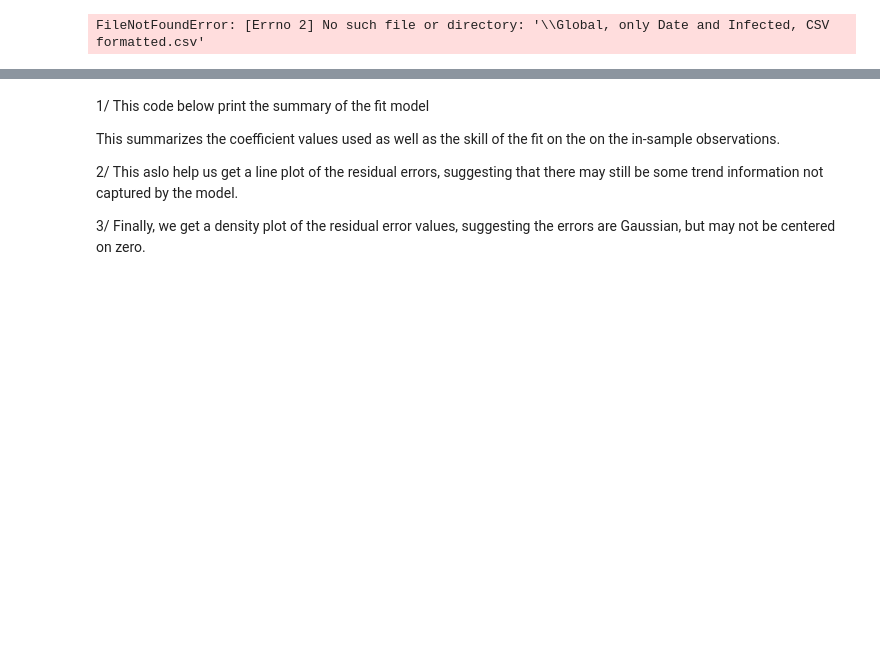
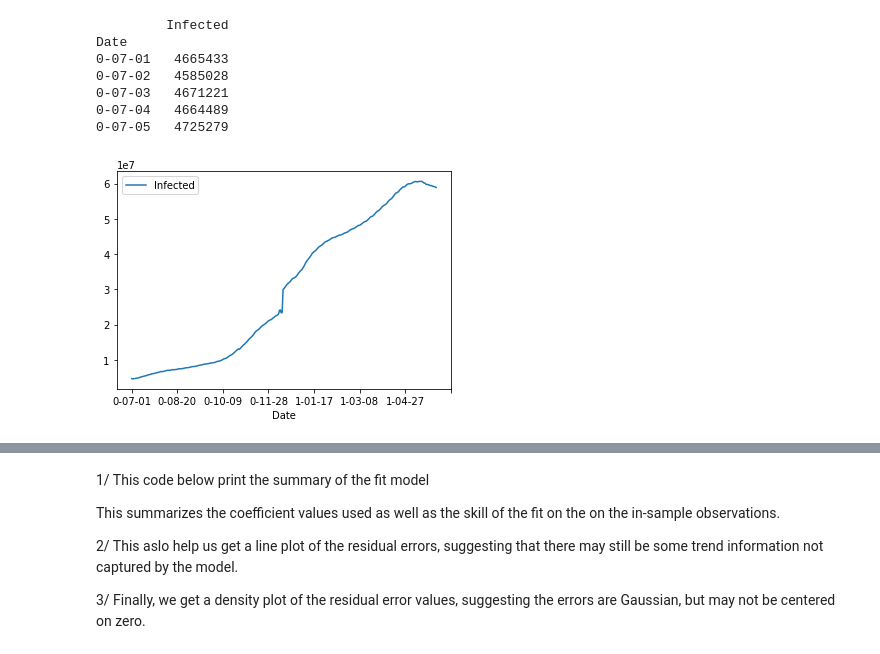
Before and after one commit to oddeyemotion/DS-Assignment, a Jupyter notebook: Models/Version 2/ARIMA/arima_forecasting_ver 2.ipynb, the cells around one changed output, grey strips where cells are left out. Drawn from its saved outputs; the diff is of its cells as text; code cells hidden in the pictures; blank space fills up the shorter version.

```diff
--- a/Models/Version 2/ARIMA/arima_forecasting_ver 2.ipynb
+++ b/Models/Version 2/ARIMA/arima_forecasting_ver 2.ipynb
@@ -3,14 +3,21 @@
 # %%
 from pandas import read_csv
 from pandas import datetime
 from matplotlib import pyplot
 
-series = read_csv('\Global, only Date and Infected, CSV formatted.csv', header=0, parse_dates=[0], index_col=0)
+series = read_csv('https://raw.githubusercontent.com/ll-cooool-j/DS-Assignment/main/Datasets/Global%2C%20only%20Date%20and%20Infected%2C%20CSV%20formatted.csv', header=0, parse_dates=[0], index_col=0)
 print(series.head())
 series.plot()
 pyplot.show()
 # %% [output]
-FileNotFoundError: [Errno 2] No such file or directory: '\\Global, only Date and Infected, CSV formatted.csv'
+         Infected
+Date
+0-07-01   4665433
+0-07-02   4585028
+0-07-03   4671221
+0-07-04   4664489
+0-07-05   4725279
+[figure, added]
 # %%
 import pandas as pd
 from pandas import read_csv
```
Also changed, not shown: parts of 3 cells of this notebook.
